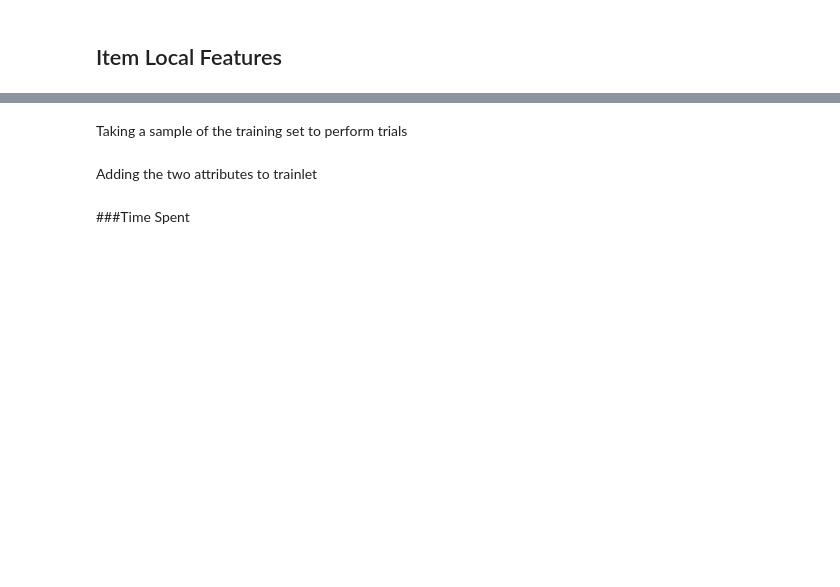
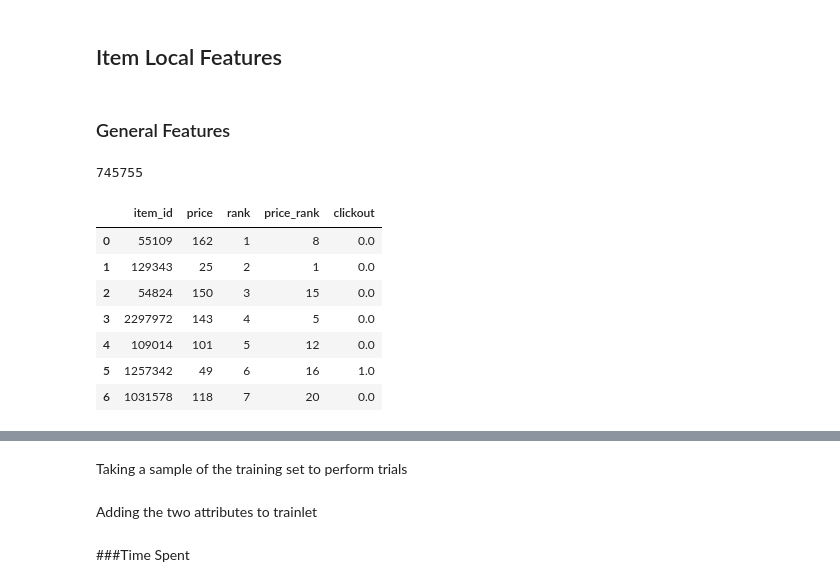
Before and after one commit to ZeyadSabbah/TrivagoRecommenderSystem, a Jupyter notebook: TrivagoFeatureEngineering.ipynb, the cells around one changed output, grey strips where cells are left out. Saved outputs shown, nothing was run; the diff lists cells and outputs as text; code cells hidden in the pictures; blank space fills up the shorter version.

```diff
--- a/TrivagoFeatureEngineering.ipynb
+++ b/TrivagoFeatureEngineering.ipynb
@@ -440,2 +444,8 @@ Unless similarity between items from properties, properties feature should be dr
 # %% [markdown]
 ## Item Local Features
+# %% [markdown]
+### General Features
+# %%
+train.session_id.nunique()
+# %% [output]
+745755
@@ -441,0 +472,14 @@ Unless similarity between items from properties, properties feature should be dr
+# %%
+clickout_item_id = session[session.action_type=='clickout item'].tail(1)['reference'].values[0]
+clickout_itemDF = pd.DataFrame({'item_id':[clickout_item_id], 'clickout':[1]})
+session_exploded = session_exploded.merge(clickout_itemDF, on='item_id', how='left').fillna(0)
+session_exploded.head(7)
+# %% [output]
+|  | item_id | price | rank | price_rank | clickout |
+| 0 | 55109 | 162 | 1 | 8 | 0.0 |
+| 1 | 129343 | 25 | 2 | 1 | 0.0 |
+| 2 | 54824 | 150 | 3 | 15 | 0.0 |
+| 3 | 2297972 | 143 | 4 | 5 | 0.0 |
+| 4 | 109014 | 101 | 5 | 12 | 0.0 |
+| 5 | 1257342 | 49 | 6 | 16 | 1.0 |
+| 6 | 1031578 | 118 | 7 | 20 | 0.0 |
```
Also changed, not shown: parts of 16 cells of this notebook.
